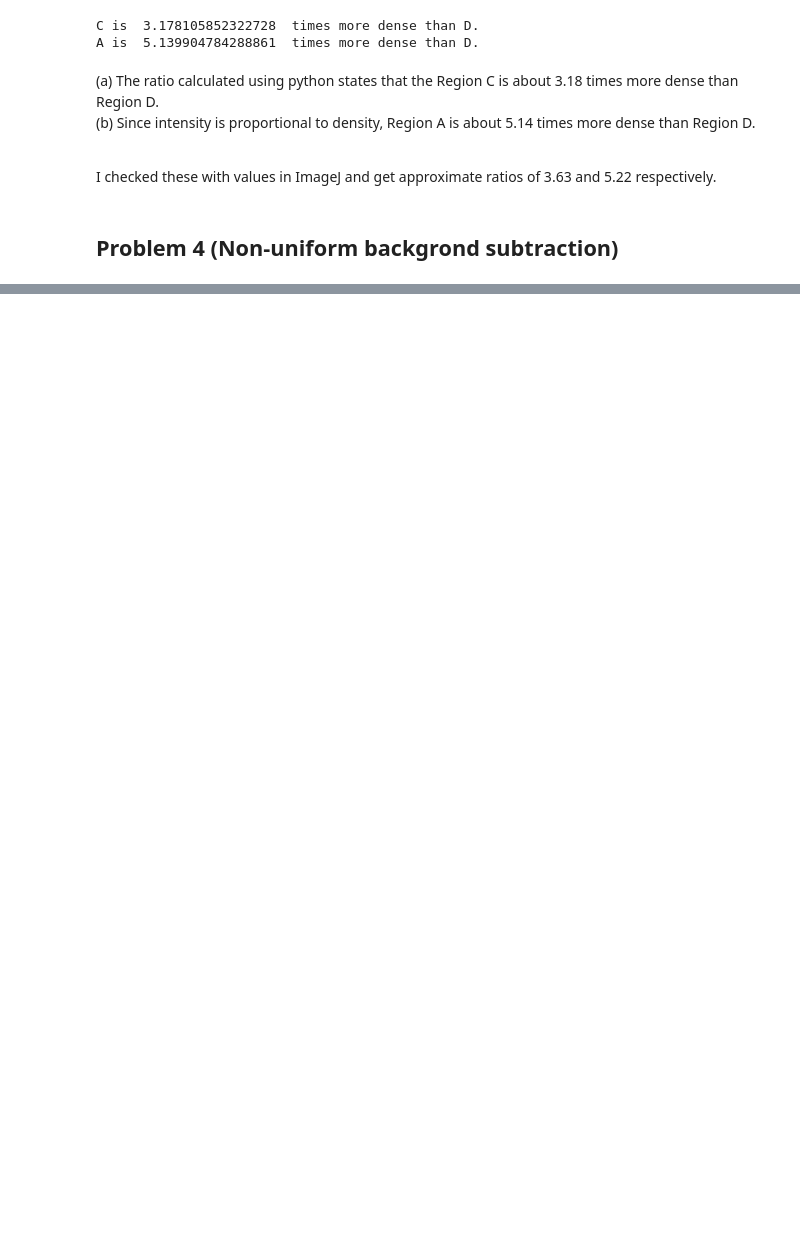
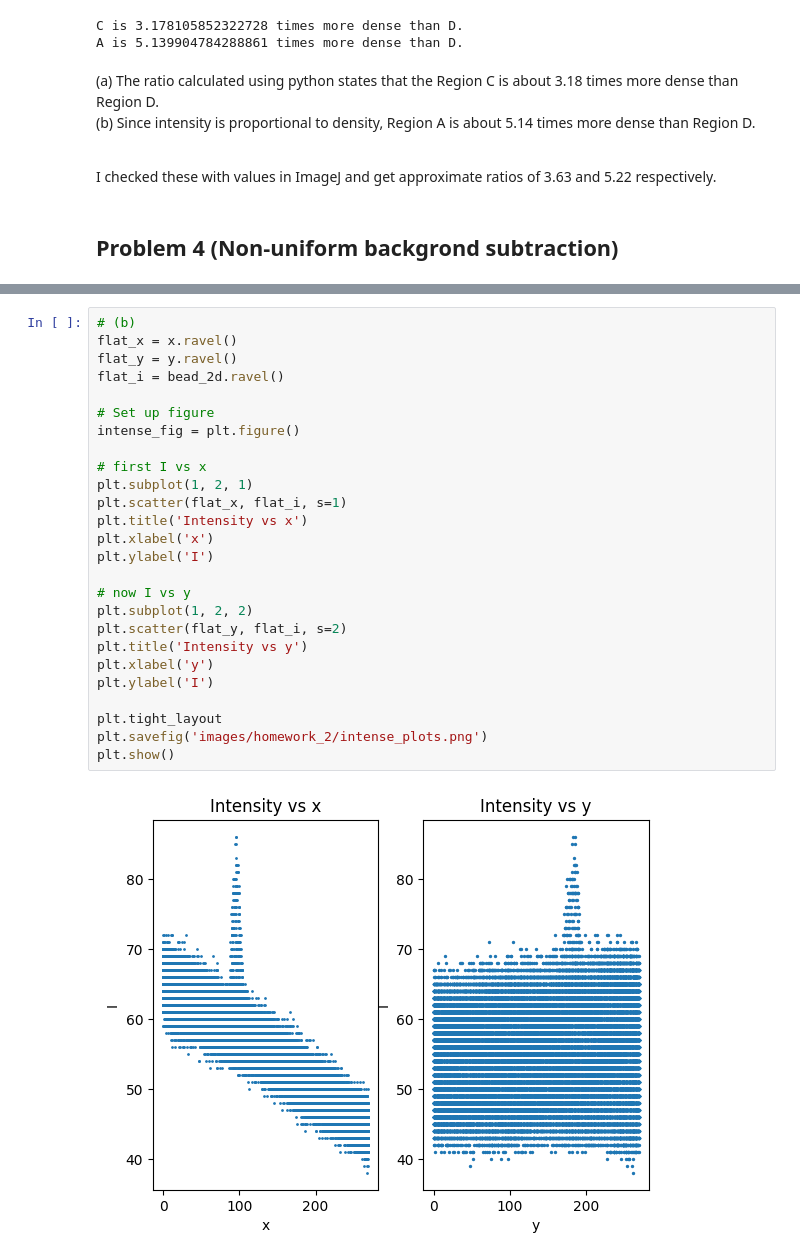
Before and after one commit to babrouse/image_analysis, a Jupyter notebook: homework/submitted/homework_2.ipynb, the cells around one changed output, grey strips where cells are left out. Drawn from its saved outputs; the diff is of its cells as text; blank space fills up the shorter version.

```diff
--- a/homework/submitted/homework_2.ipynb
+++ b/homework/submitted/homework_2.ipynb
@@ -244,0 +245,28 @@ ax.plot_surface(x, y, bead_2d, cmap='inferno')
+# %%
+# (b)
+flat_x = x.ravel()
+flat_y = y.ravel()
+flat_i = bead_2d.ravel()
+
+# Set up figure
+intense_fig = plt.figure()
+
+# first I vs x
+plt.subplot(1, 2, 1)
+plt.scatter(flat_x, flat_i, s=1)
+plt.title('Intensity vs x')
+plt.xlabel('x')
+plt.ylabel('I')
+
+# now I vs y
+plt.subplot(1, 2, 2)
+plt.scatter(flat_y, flat_i, s=2)
+plt.title('Intensity vs y')
+plt.xlabel('y')
+plt.ylabel('I')
+
+plt.tight_layout
+plt.savefig('images/homework_2/intense_plots.png')
+plt.show()
+# %% [output]
+[figure, added]
```
Also changed, not shown: parts of 6 cells of this notebook, 6 other files.
